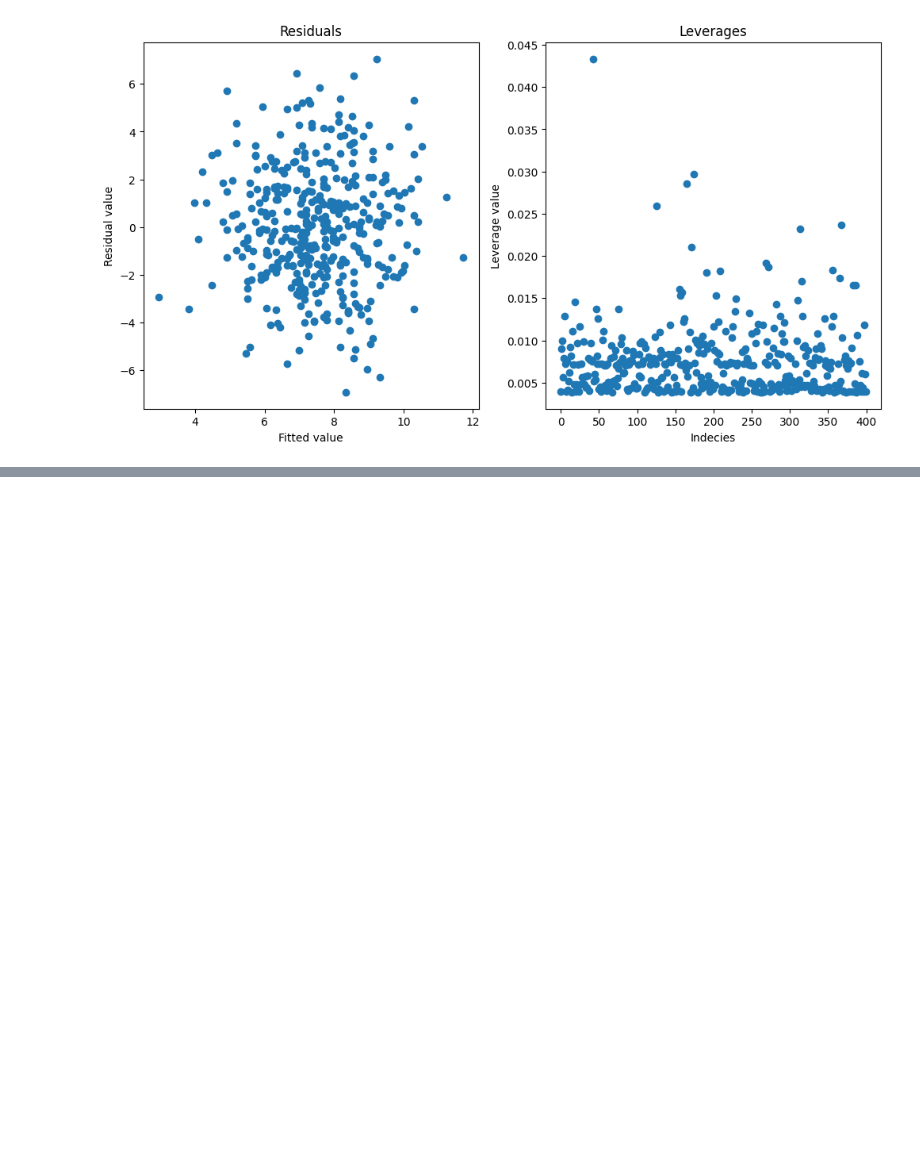
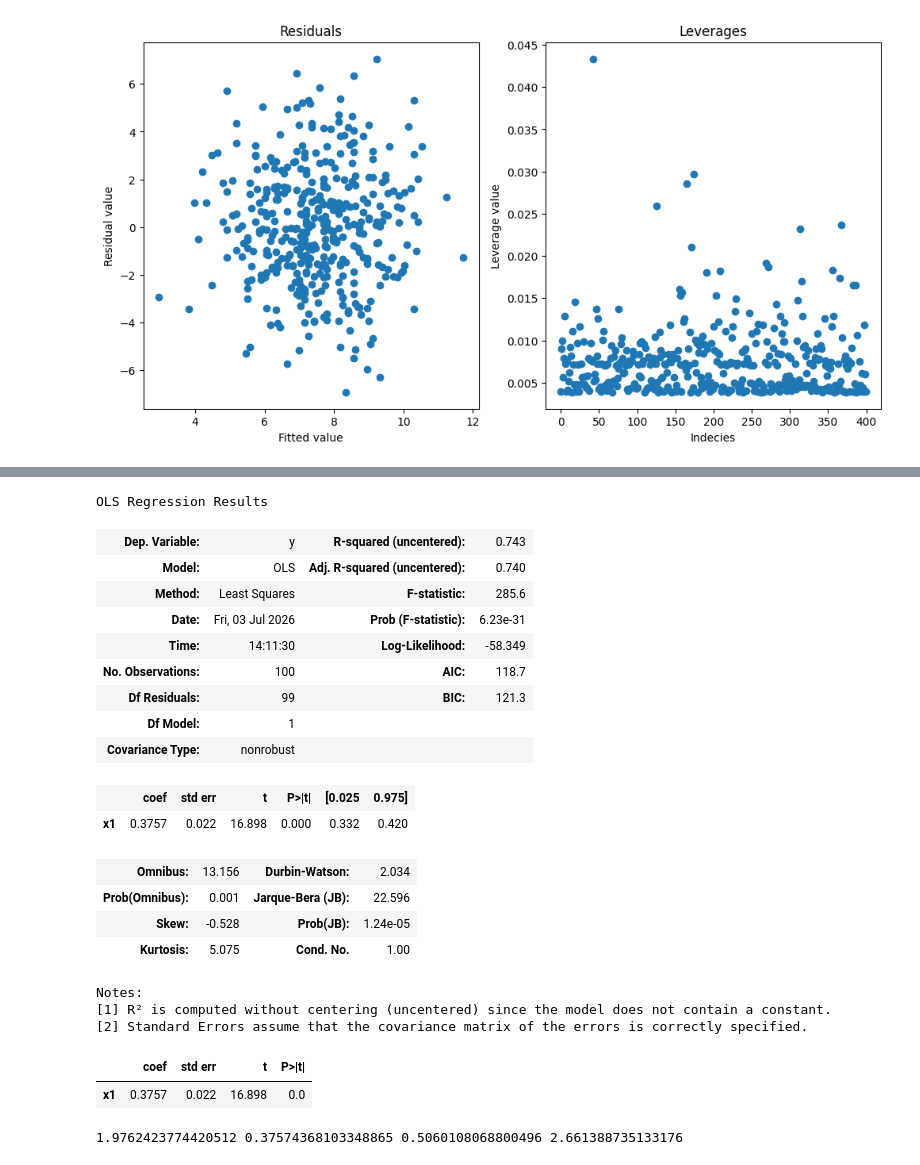
Before and after one commit to NDubelovskyi/ISLP, a Jupyter notebook: Chapter 3 Application.ipynb, the cells around one changed output, grey strips where cells are left out. Cells and saved outputs as stored; diff of their text form; code cells hidden in the pictures; blank space fills up the shorter version.

```diff
--- a/Chapter 3 Application.ipynb
+++ b/Chapter 3 Application.ipynb
@@ -762,0 +802,48 @@ array([ 42, 125, 165, 171, 174, 313, 367])
+# %%
+# x onto y
+model52 = sm.OLS(x, y)
+results52 = model52.fit()
+results52.summary()
+# %% [output]
+OLS Regression Results
+| Dep. Variable: | y | R-squared (uncentered): | 0.743 |
+| Model: | OLS | Adj. R-squared (uncentered): | 0.740 |
+| Method: | Least Squares | F-statistic: | 285.6 |
+| Date: | Fri, 03 Jul 2026 | Prob (F-statistic): | 6.23e-31 |
+| Time: | 14:11:30 | Log-Likelihood: | -58.349 |
+| No. Observations: | 100 | AIC: | 118.7 |
+| Df Residuals: | 99 | BIC: | 121.3 |
+| Df Model: | 1 |  |  |
+| Covariance Type: | nonrobust |  |  |
+|  | coef | std err | t | P>|t| | [0.025 | 0.975] |
+| x1 | 0.3757 | 0.022 | 16.898 | 0.000 | 0.332 | 0.420 |
+| Omnibus: | 13.156 | Durbin-Watson: | 2.034 |
+| Prob(Omnibus): | 0.001 | Jarque-Bera (JB): | 22.596 |
+| Skew: | -0.528 | Prob(JB): | 1.24e-05 |
+| Kurtosis: | 5.075 | Cond. No. | 1.00 |
+Notes:
+[1] R² is computed without centering (uncentered) since the model does not contain a constant.
+[2] Standard Errors assume that the covariance matrix of the errors is correctly specified.
+# %%
+summarize(results52)
+
+# The standard error is small compared to the coefficient estimate
+# Thus, the t-statistic is high. The H_0 is rejected; the model suggests
+# relationship between the predictor and the predicted value
+# An increase in y by one unit yields an increase of 0.3757 in response value
+# %% [output]
+|  | coef | std err | t | P>|t| |
+| x1 | 0.3757 | 0.022 | 16.898 | 0.0 |
+# %%
+# y-hat = b_1 * x
+# x-hat = b_2 * y
+
+# The t-statistic is the same for both
+# However, b_1 != 1/b_2
+
+b_1 = results51.params[0]
+b_2 = results52.params[0]
+
+print(b_1, b_2, 1/b_1, 1/b_2)
+# %% [output]
+1.9762423774420512 0.37574368103348865 0.5060108068800496 2.661388735133176
```
Also changed, not shown: parts of 18 cells of this notebook.
